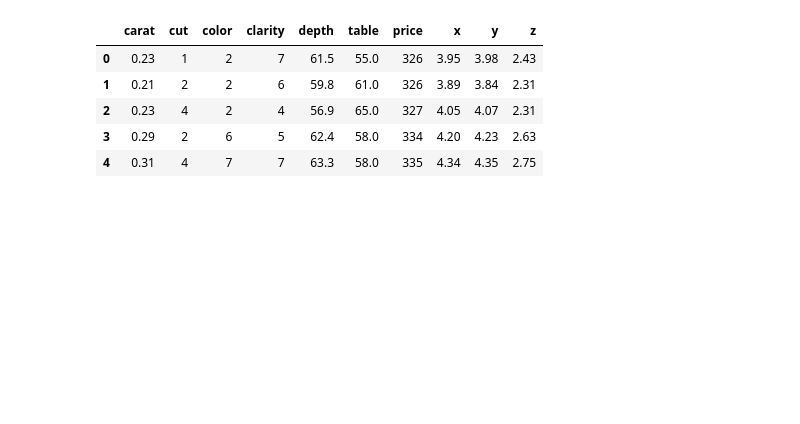
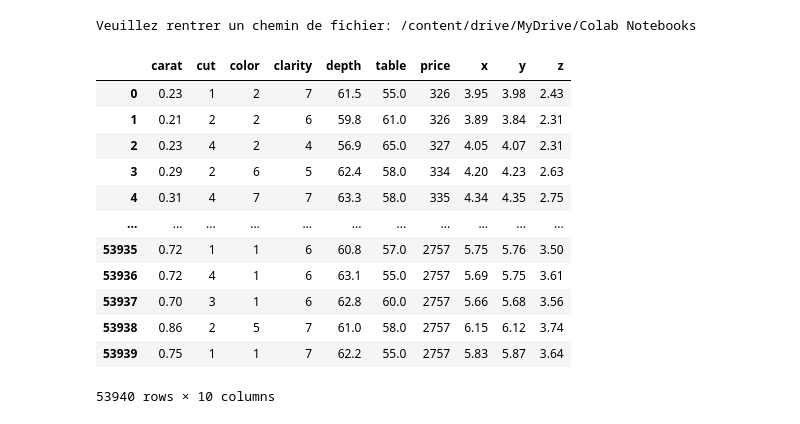
Before and after one commit to AnnaLenaStoe/Diamonds, a Jupyter notebook: Code/03_Neural_Network.ipynb, the cells around one changed output. Drawn from its saved outputs; the diff is of its cells as text; code cells hidden in the pictures; blank space fills up the shorter version.

```diff
--- a/Code/03_Neural_Network.ipynb
+++ b/Code/03_Neural_Network.ipynb
@@ -14,18 +13,36 @@ from tensorflow import keras
 from tensorflow.keras import layers
 
 import pathlib
-# %%
-os.chdir('D:/ilona/Documents/MASTER/Linux/projet_final/Diamonds/Data')
-diamond = pd.read_csv('diamond_final.csv')
-diamond.drop('Unnamed: 0', axis=1, inplace=True)
-diamond.head()
-# %% [output]
-|  | carat | cut | color | clarity | depth | table | price | x | y | z |
-| 0 | 0.23 | 1 | 2 | 7 | 61.5 | 55.0 | 326 | 3.95 | 3.98 | 2.43 |
-| 1 | 0.21 | 2 | 2 | 6 | 59.8 | 61.0 | 326 | 3.89 | 3.84 | 2.31 |
-| 2 | 0.23 | 4 | 2 | 4 | 56.9 | 65.0 | 327 | 4.05 | 4.07 | 2.31 |
-| 3 | 0.29 | 2 | 6 | 5 | 62.4 | 58.0 | 334 | 4.20 | 4.23 | 2.63 |
-| 4 | 0.31 | 4 | 7 | 7 | 63.3 | 58.0 | 335 | 4.34 | 4.35 | 2.75 |
+# %%
+def import_table () :
+    """
+    INPUT : path
+
+    GOAL : This function ask the user to enter a rooth path for exploiting the dataset, return a pandas dataframe
+
+    RETURN : The dataframe base
+
+    """
+    rooth = input("Veuillez rentrer un chemin de fichier: " )
+    diamond = pd.read_csv(rooth + '/diamond_final.csv', index_col=0)
+    return diamond
+# %%
+import_table()
+# %% [output]
+Veuillez rentrer un chemin de fichier: /content/drive/MyDrive/Colab Notebooks
+|  | carat | cut | color | clarity | depth | table | price | x | y | z |
+| 0 | 0.23 | 1 | 2 | 7 | 61.5 | 55.0 | 326 | 3.95 | 3.98 | 2.43 |
+| 1 | 0.21 | 2 | 2 | 6 | 59.8 | 61.0 | 326 | 3.89 | 3.84 | 2.31 |
+| 2 | 0.23 | 4 | 2 | 4 | 56.9 | 65.0 | 327 | 4.05 | 4.07 | 2.31 |
+| 3 | 0.29 | 2 | 6 | 5 | 62.4 | 58.0 | 334 | 4.20 | 4.23 | 2.63 |
+| 4 | 0.31 | 4 | 7 | 7 | 63.3 | 58.0 | 335 | 4.34 | 4.35 | 2.75 |
+| ... | ... | ... | ... | ... | ... | ... | ... | ... | ... | ... |
+| 53935 | 0.72 | 1 | 1 | 6 | 60.8 | 57.0 | 2757 | 5.75 | 5.76 | 3.50 |
+| 53936 | 0.72 | 4 | 1 | 6 | 63.1 | 55.0 | 2757 | 5.69 | 5.75 | 3.61 |
+| 53937 | 0.70 | 3 | 1 | 6 | 62.8 | 60.0 | 2757 | 5.66 | 5.68 | 3.56 |
+| 53938 | 0.86 | 2 | 5 | 7 | 61.0 | 58.0 | 2757 | 6.15 | 6.12 | 3.74 |
+| 53939 | 0.75 | 1 | 1 | 7 | 62.2 | 55.0 | 2757 | 5.83 | 5.87 | 3.64 |
+53940 rows × 10 columns
 # %%
 train_dataset = diamond.sample(frac=0.8,random_state=0)
 test_dataset = diamond.drop(train_dataset.index)
```
Also changed, not shown: parts of 12 cells of this notebook, 2 other files.
